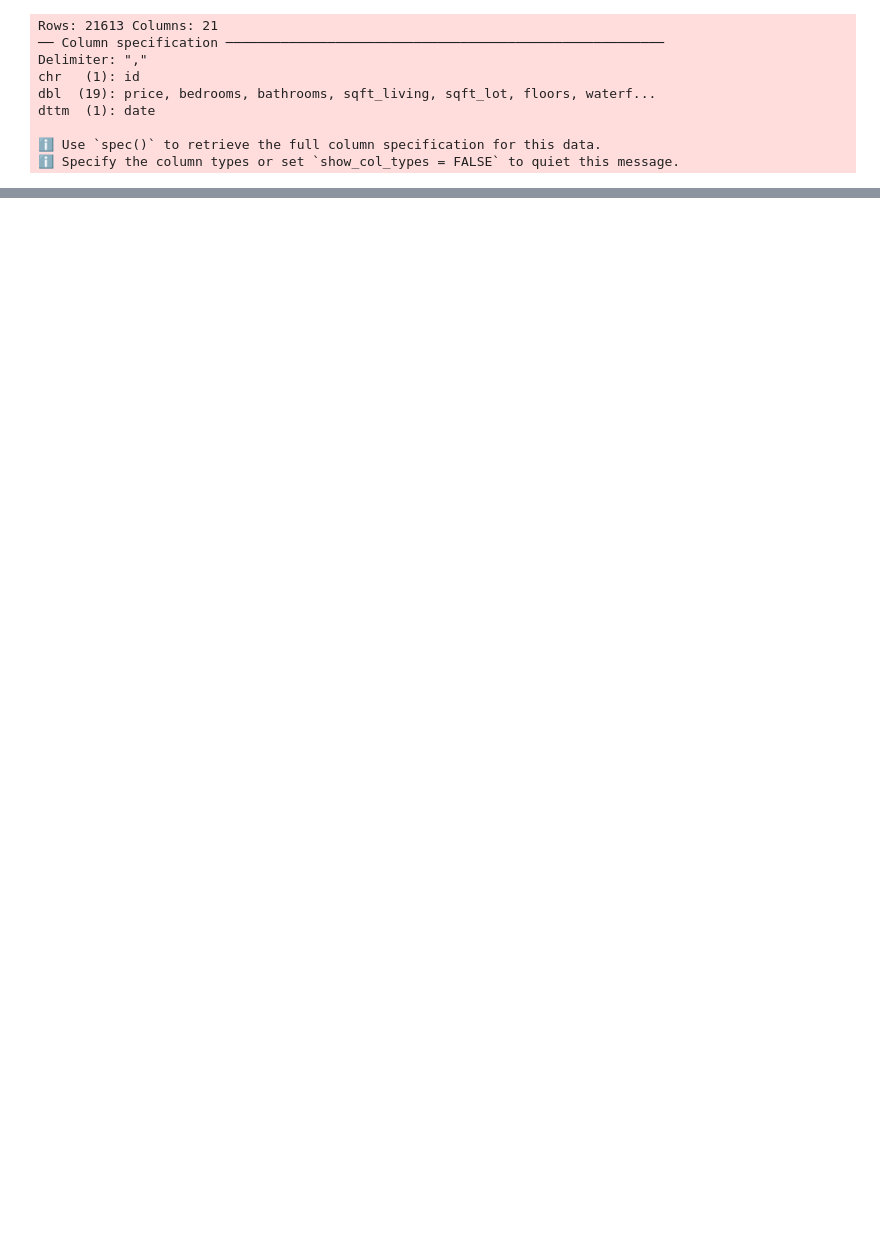
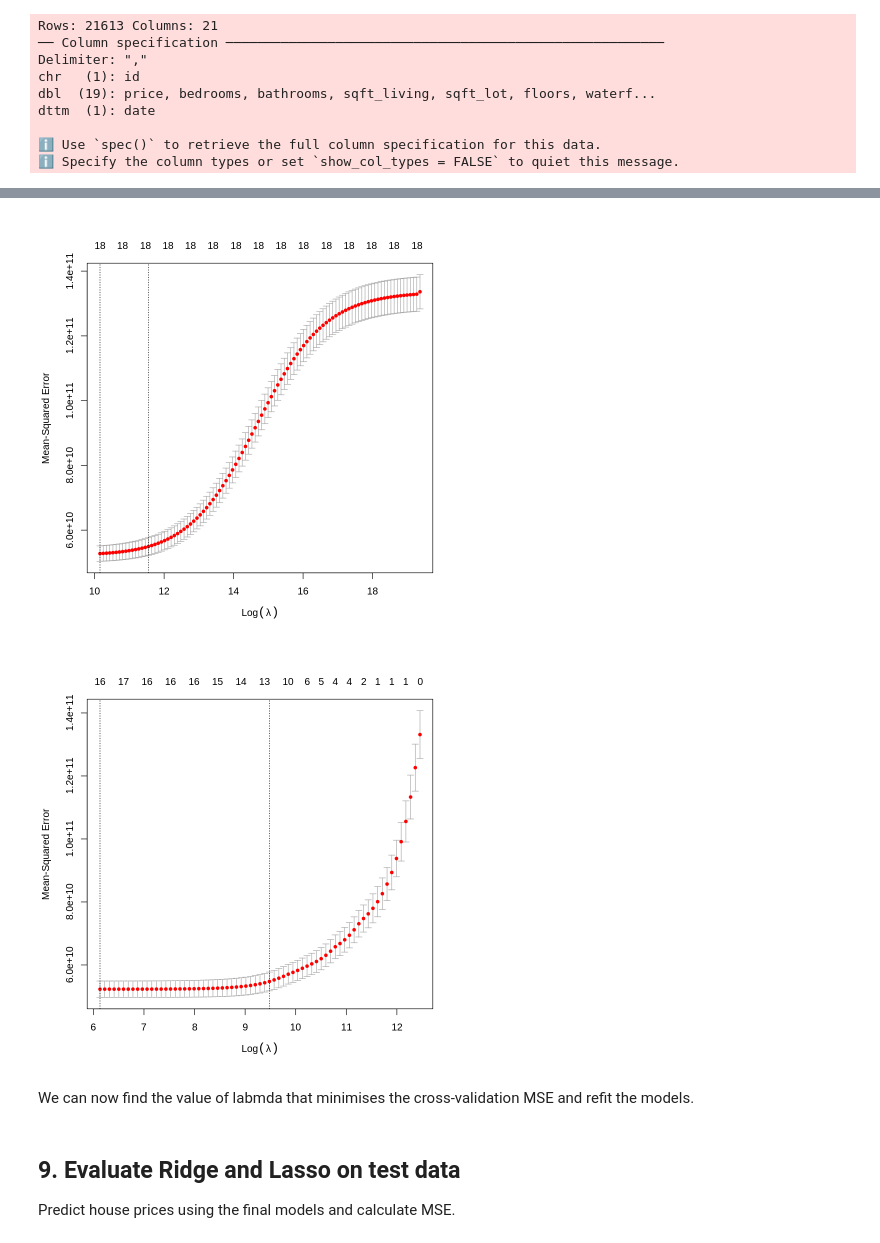
Before and after one commit to OpenActTextDev/ActuarialRegression, a Jupyter notebook: Notebooks/HousePriceRegularisation.ipynb, the cells around one changed output, grey strips where cells are left out. Cells and saved outputs as stored; diff of their text form; code cells hidden in the pictures; blank space fills up the shorter version.

```diff
--- a/Notebooks/HousePriceRegularisation.ipynb
+++ b/Notebooks/HousePriceRegularisation.ipynb
@@ -111,0 +215,13 @@ F-statistic:  2727 on 9 and 17280 DF,  p-value: < 2.2e-16
+# %%
+cv_ridge <- cv.glmnet(X, Y, alpha = 0, type.measure = "mse") # 10-fold CV for ridge
+#Note the number of folds is set to 10 by default.
+#It can be changed by setting the `nfolds` argument
+cv_lasso <- cv.glmnet(X, Y, alpha = 1, type.measure = "mse") # 10-fold CV for lasso
+
+plot(cv_ridge)
+plot(cv_lasso)
+# %% [output]
+[figure, added]
+[figure, added]
+# %% [markdown]
+We can now find the value of labmda that minimises the cross-validation MSE and refit the models.
@@ -111,0 +234,3 @@ F-statistic:  2727 on 9 and 17280 DF,  p-value: < 2.2e-16
+# %% [markdown]
+## 9. Evaluate Ridge and Lasso on test data
+Predict house prices using the final models and calculate MSE.
```
Also changed, not shown: parts of 39 cells of this notebook.
